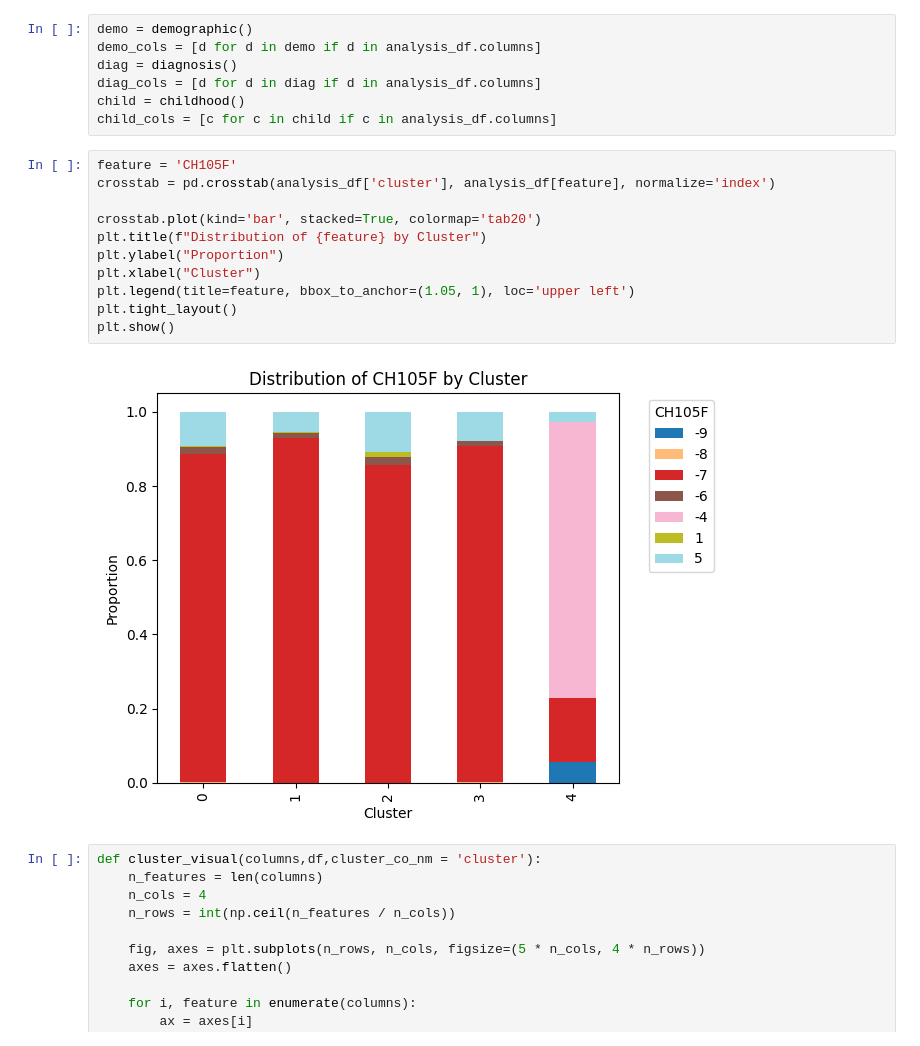
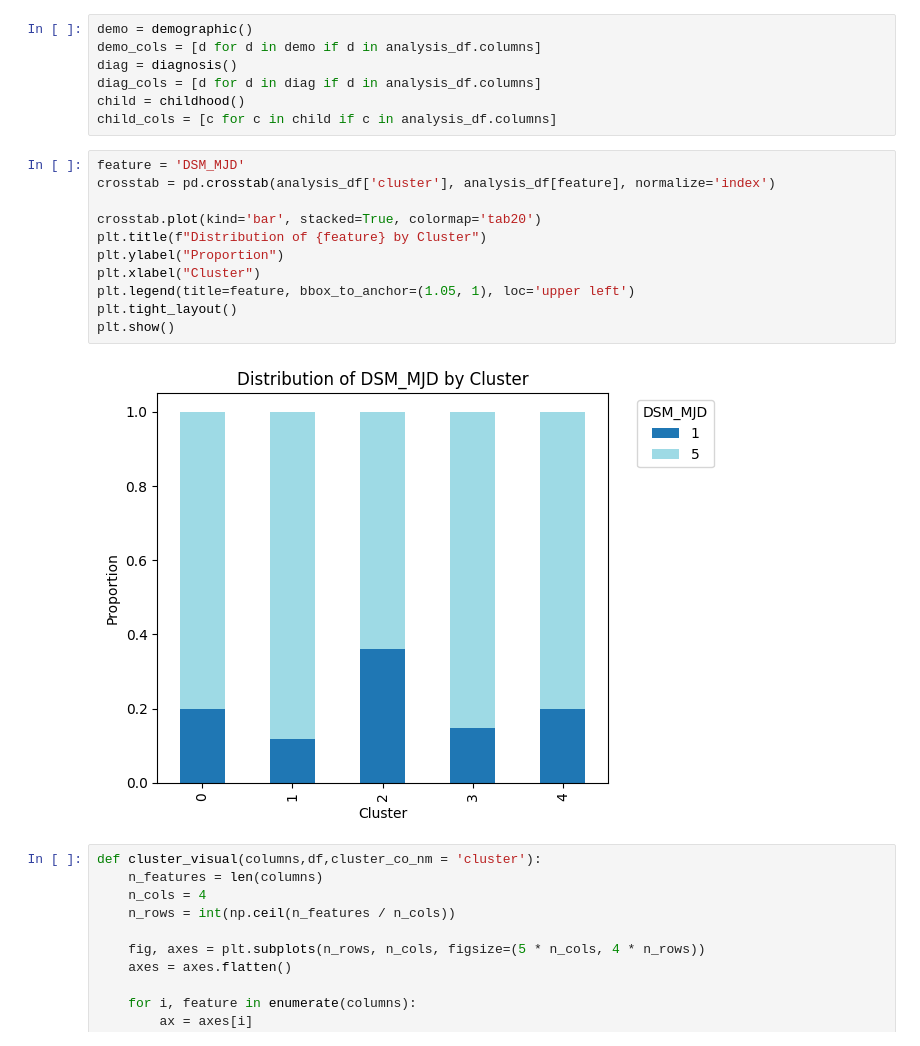
Before and after one commit to samroska/milestone-2-siads-696, a Jupyter notebook: Clustering - DBSCAN.ipynb, the cells around one changed output. Saved outputs shown, nothing was run; the diff lists cells and outputs as text.

```diff
--- a/Clustering - DBSCAN.ipynb
+++ b/Clustering - DBSCAN.ipynb
@@ -242,18 +242,18 @@ diag_cols = [d for d in diag if d in analysis_df.columns]
 child = childhood()
 child_cols = [c for c in child if c in analysis_df.columns]
 # %%
-feature = 'CH105F'
+feature = 'DSM_MJD'
 crosstab = pd.crosstab(analysis_df['cluster'], analysis_df[feature], normalize='index')
 
 crosstab.plot(kind='bar', stacked=True, colormap='tab20')
 plt.title(f"Distribution of {feature} by Cluster")
 plt.ylabel("Proportion")
 plt.xlabel("Cluster")
 plt.legend(title=feature, bbox_to_anchor=(1.05, 1), loc='upper left')
 plt.tight_layout()
 plt.show()
 # %% [output]
-[figure, old version]
+[figure, new version]
 # %%
 def cluster_visual(columns,df,cluster_co_nm = 'cluster'):
     n_features = len(columns)
```
Also changed, not shown: parts of 2 cells of this notebook.
